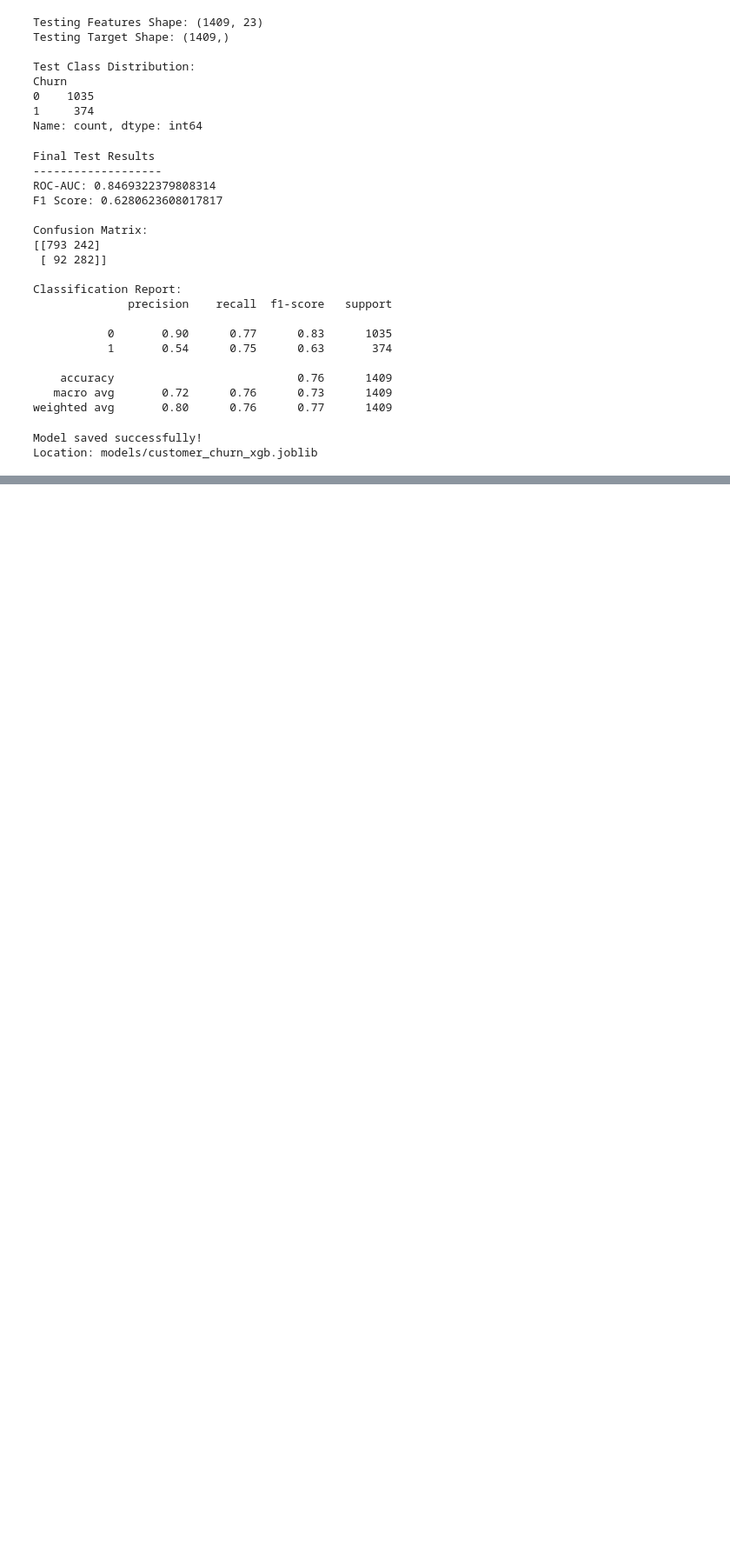
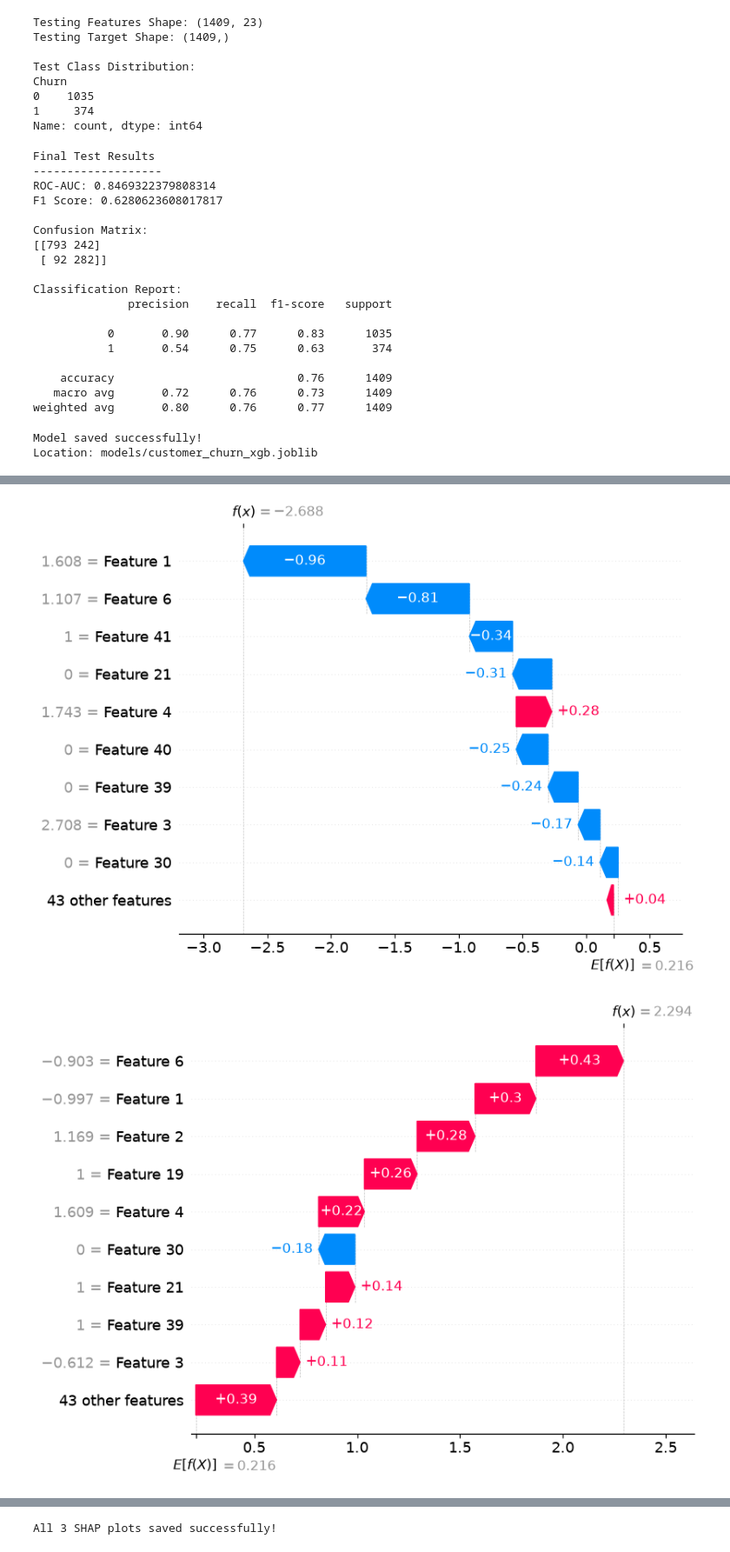
Before and after one commit to likhita-developer/Week2_Day5, a Jupyter notebook: notebooks/customer_churn_xgboost_tuning.ipynb, the cells around one changed output, grey strips where cells are left out. Shown at 87% size. Drawn from its saved outputs; the diff is of its cells as text; code cells hidden in the pictures; blank space fills up the shorter version.

```diff
--- a/notebooks/customer_churn_xgboost_tuning.ipynb
+++ b/notebooks/customer_churn_xgboost_tuning.ipynb
@@ -679,0 +812,20 @@ Location: models/customer_churn_xgb.joblib
+# %%
+for i in range(3):
+    print(f"\n{'='*50}")
+    print(f"CUSTOMER {i + 1}")
+    print(f"{'='*50}")
+
+    contributions = pd.Series(
+        shap_values.values[i],
+        index=feature_names
+    )
+
+    print("Actual Churn:", y_test.iloc[i])
+    print("Predicted Churn:", predictions[i])
+    print("Churn Probability:", round(probabilities[i], 4))
+
+    print("\nTop 5 Features Increasing Churn:")
+    print(contributions.nlargest(5).to_string())
+
+    print("\nTop 5 Features Decreasing Churn:")
+    print(contributions.nsmallest(5).to_string())
@@ -679,0 +850,24 @@ Location: models/customer_churn_xgb.joblib
+# %%
+import os
+import matplotlib.pyplot as plt
+
+# Create outputs folder if it doesn't exist
+os.makedirs("../outputs", exist_ok=True)
+
+# Save SHAP waterfall plots for 3 customers
+for i in range(3):
+    shap.plots.waterfall(shap_values[i], show=False)
+
+    plt.savefig(
+        f"../outputs/shap_customer_{i+1}.png",
+        bbox_inches="tight",
+        dpi=300
+    )
+
+    plt.show()
+    plt.close()
+
+print("All 3 SHAP plots saved successfully!")
+# %% [output]
+[figure, added]
+[figure, added]
@@ -679,0 +875 @@ Location: models/customer_churn_xgb.joblib
+All 3 SHAP plots saved successfully!
```
Also changed, not shown: parts of 11 cells of this notebook, 4 other files.
